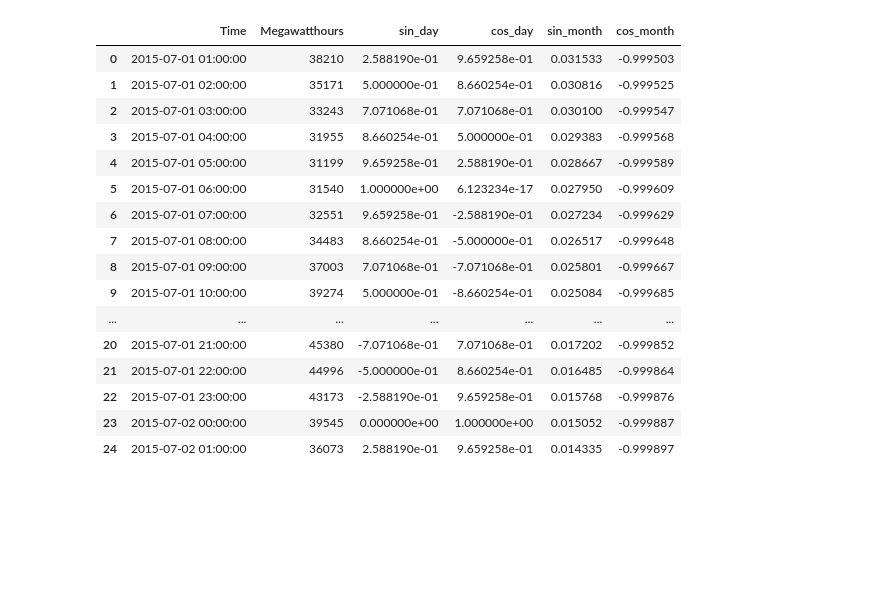
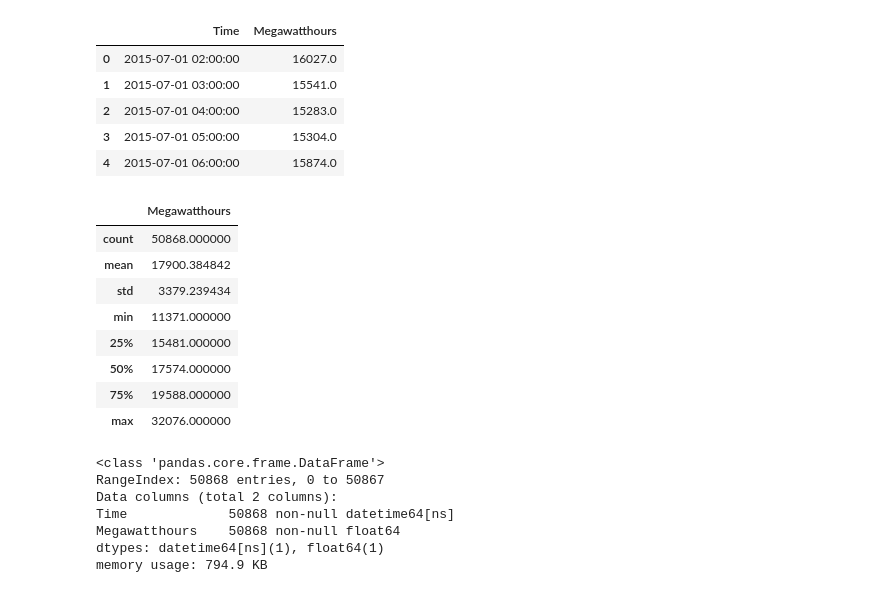
Before and after one commit to ryan-blauwaert/energy_forecasting, a Jupyter notebook: notebooks/api_testing.ipynb, the cells around one changed output. Saved outputs shown, nothing was run; the diff lists cells and outputs as text; code cells hidden in the pictures; blank space fills up the shorter version.

```diff
--- a/notebooks/api_testing.ipynb
+++ b/notebooks/api_testing.ipynb
@@ -165,20 +0,0 @@ calif_trig_features = create_trig_df(california_time_features)
-# %%
-calif_trig_features.head(25)
-# %% [output]
-|  | Time | Megawatthours | sin_day | cos_day | sin_month | cos_month |
-| 0 | 2015-07-01 01:00:00 | 38210 | 2.588190e-01 | 9.659258e-01 | 0.031533 | -0.999503 |
-| 1 | 2015-07-01 02:00:00 | 35171 | 5.000000e-01 | 8.660254e-01 | 0.030816 | -0.999525 |
-| 2 | 2015-07-01 03:00:00 | 33243 | 7.071068e-01 | 7.071068e-01 | 0.030100 | -0.999547 |
-| 3 | 2015-07-01 04:00:00 | 31955 | 8.660254e-01 | 5.000000e-01 | 0.029383 | -0.999568 |
-| 4 | 2015-07-01 05:00:00 | 31199 | 9.659258e-01 | 2.588190e-01 | 0.028667 | -0.999589 |
-| 5 | 2015-07-01 06:00:00 | 31540 | 1.000000e+00 | 6.123234e-17 | 0.027950 | -0.999609 |
-| 6 | 2015-07-01 07:00:00 | 32551 | 9.659258e-01 | -2.588190e-01 | 0.027234 | -0.999629 |
-| 7 | 2015-07-01 08:00:00 | 34483 | 8.660254e-01 | -5.000000e-01 | 0.026517 | -0.999648 |
-| 8 | 2015-07-01 09:00:00 | 37003 | 7.071068e-01 | -7.071068e-01 | 0.025801 | -0.999667 |
-| 9 | 2015-07-01 10:00:00 | 39274 | 5.000000e-01 | -8.660254e-01 | 0.025084 | -0.999685 |
-| ... | ... | ... | ... | ... | ... | ... |
-| 20 | 2015-07-01 21:00:00 | 45380 | -7.071068e-01 | 7.071068e-01 | 0.017202 | -0.999852 |
-| 21 | 2015-07-01 22:00:00 | 44996 | -5.000000e-01 | 8.660254e-01 | 0.016485 | -0.999864 |
-| 22 | 2015-07-01 23:00:00 | 43173 | -2.588190e-01 | 9.659258e-01 | 0.015768 | -0.999876 |
-| 23 | 2015-07-02 00:00:00 | 39545 | 0.000000e+00 | 1.000000e+00 | 0.015052 | -0.999887 |
-| 24 | 2015-07-02 01:00:00 | 36073 | 2.588190e-01 | 9.659258e-01 | 0.014335 | -0.999897 |
@@ -184,0 +12,35 @@ calif_trig_features.head(25)
+# %%
+ny = Demand('NY')
+# %%
+ny.load_data()
+# %%
+ny.dataframe.head()
+# %% [output]
+|  | Time | Megawatthours |
+| 0 | 2015-07-01 02:00:00 | 16027.0 |
+| 1 | 2015-07-01 03:00:00 | 15541.0 |
+| 2 | 2015-07-01 04:00:00 | 15283.0 |
+| 3 | 2015-07-01 05:00:00 | 15304.0 |
+| 4 | 2015-07-01 06:00:00 | 15874.0 |
+# %%
+ny.dataframe.describe()
+# %% [output]
+|  | Megawatthours |
+| count | 50868.000000 |
+| mean | 17900.384842 |
+| std | 3379.239434 |
+| min | 11371.000000 |
+| 25% | 15481.000000 |
+| 50% | 17574.000000 |
+| 75% | 19588.000000 |
+| max | 32076.000000 |
+# %%
+ny.dataframe.info()
+# %% [output]
+<class 'pandas.core.frame.DataFrame'>
+RangeIndex: 50868 entries, 0 to 50867
+Data columns (total 2 columns):
+Time             50868 non-null datetime64[ns]
+Megawatthours    50868 non-null float64
+dtypes: datetime64[ns](1), float64(1)
+memory usage: 794.9 KB
```
Also changed, not shown: parts of 76 cells of this notebook, 5 other files.
